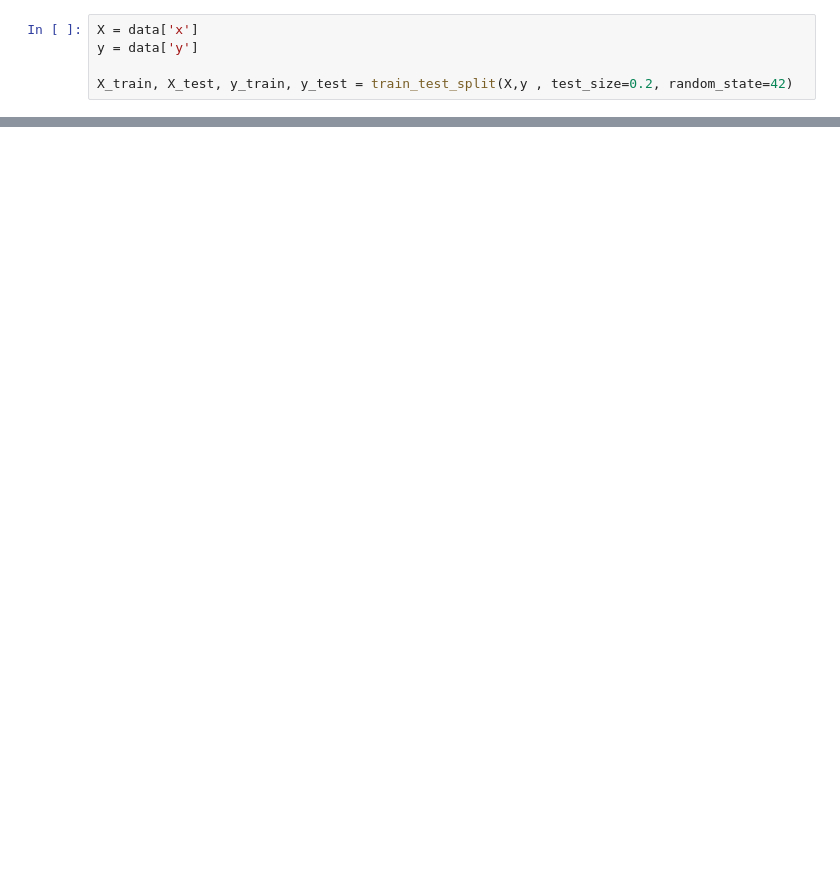
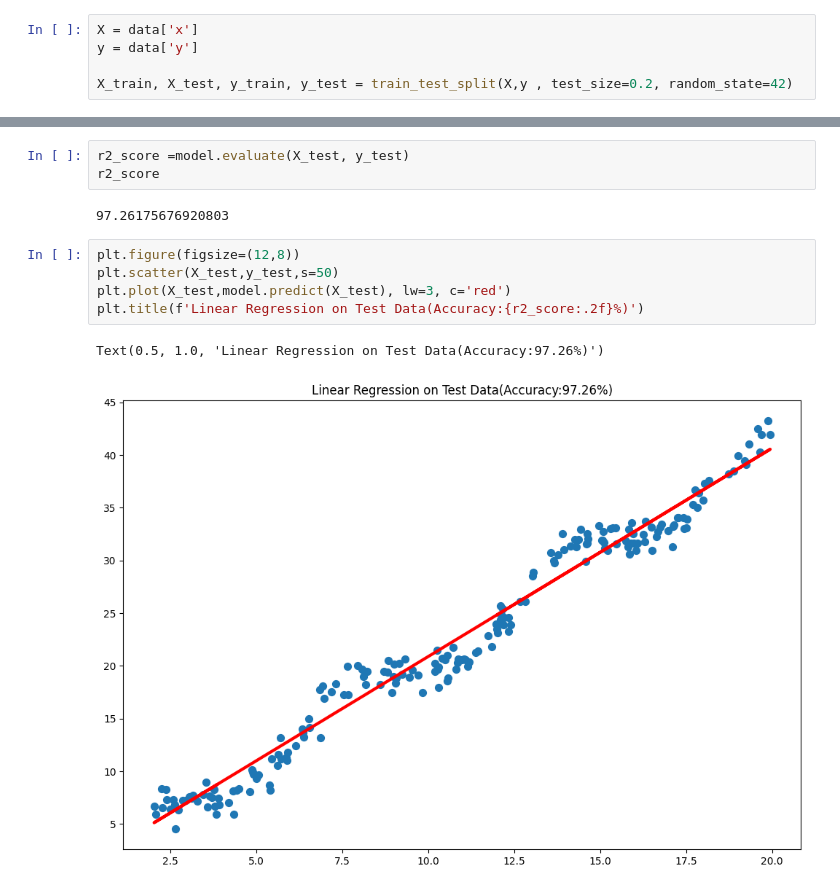
Before and after one commit to Mitchell-Mirano/Allison, a Jupyter notebook: examples/linear_models/Linear Regresssion in Allison.ipynb, the cells around one changed output, grey strips where cells are left out. Cells and saved outputs as stored; diff of their text form; blank space fills up the shorter version.

```diff
--- a/examples/linear_models/Linear Regresssion in Allison.ipynb
+++ b/examples/linear_models/Linear Regresssion in Allison.ipynb
@@ -131,3 +117,16 @@ ani = FuncAnimation(fig, update, frames=len(history['params']), repeat=False,int
 HTML(ani.to_jshtml())
 # %% [output]
 [interactive output not drawn]
+# %%
+r2_score =model.evaluate(X_test, y_test)
+r2_score
+# %% [output]
+97.26175676920803
+# %%
+plt.figure(figsize=(12,8))
+plt.scatter(X_test,y_test,s=50)
+plt.plot(X_test,model.predict(X_test), lw=3, c='red')
+plt.title(f'Linear Regression on Test Data(Accuracy:{r2_score:.2f}%)')
+# %% [output]
+Text(0.5, 1.0, 'Linear Regression on Test Data(Accuracy:97.26%)')
+[figure, added]
```
Also changed, not shown: parts of 6 cells of this notebook, 3 other files.
